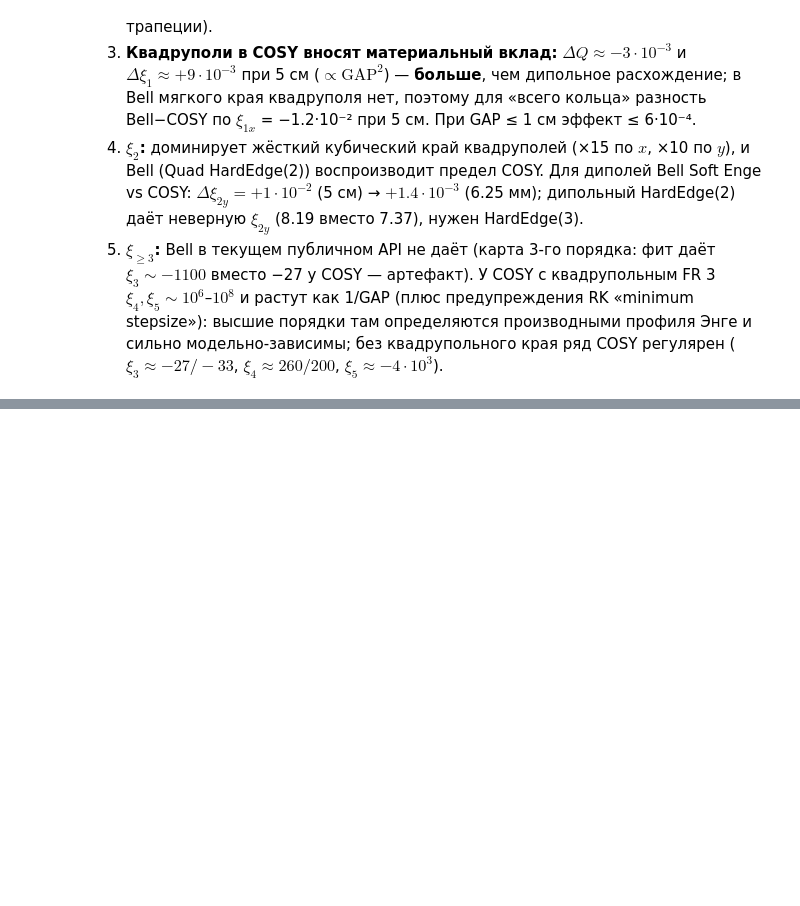
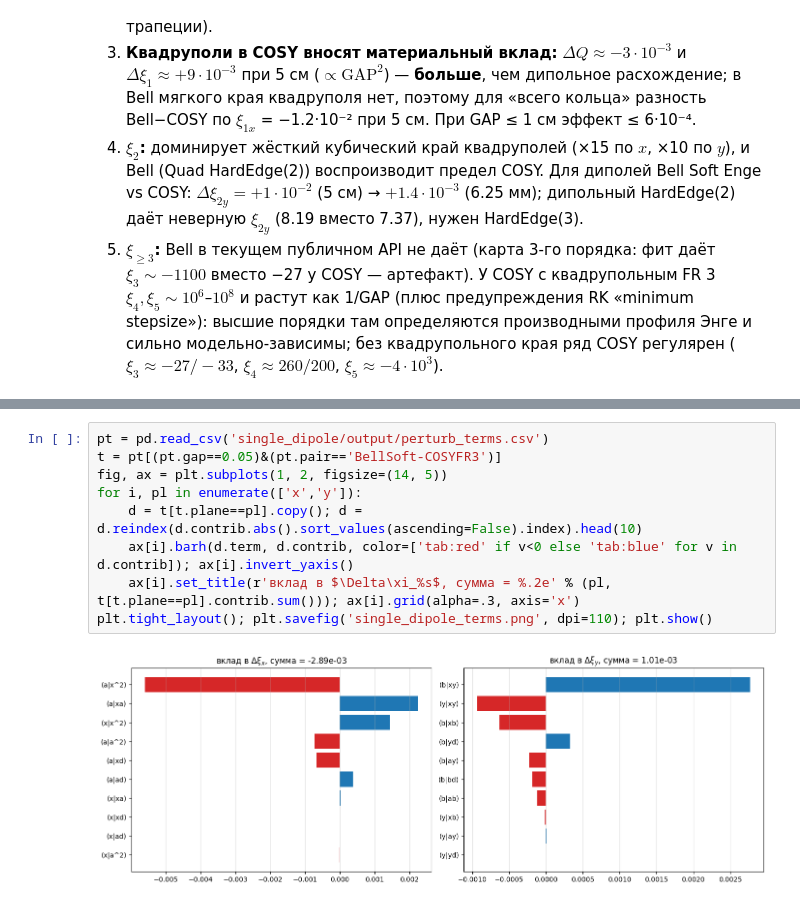
Before and after one commit to sergeybell/SCT_2, a Jupyter notebook: chromaticity/fringe_comparison/fringe_comparison.ipynb, the cells around one changed output, grey strips where cells are left out. Cells and saved outputs as stored; diff of their text form; blank space fills up the shorter version.

```diff
--- a/chromaticity/fringe_comparison/fringe_comparison.ipynb
+++ b/chromaticity/fringe_comparison/fringe_comparison.ipynb
@@ -352,0 +413,11 @@ GAP 0.00625  Bell SoftEnge - COSY FR3 dip:  dxi_x = -3.67e-04  dxi_y = +1.24e-04
+# %%
+pt = pd.read_csv('single_dipole/output/perturb_terms.csv')
+t = pt[(pt.gap==0.05)&(pt.pair=='BellSoft-COSYFR3')]
+fig, ax = plt.subplots(1, 2, figsize=(14, 5))
+for i, pl in enumerate(['x','y']):
+    d = t[t.plane==pl].copy(); d = d.reindex(d.contrib.abs().sort_values(ascending=False).index).head(10)
+    ax[i].barh(d.term, d.contrib, color=['tab:red' if v<0 else 'tab:blue' for v in d.contrib]); ax[i].invert_yaxis()
+    ax[i].set_title(r'вклад в $\Delta\xi_%s$, сумма = %.2e' % (pl, t[t.plane==pl].contrib.sum())); ax[i].grid(alpha=.3, axis='x')
+plt.tight_layout(); plt.savefig('single_dipole_terms.png', dpi=110); plt.show()
+# %% [output]
+[figure, added]
```
Also changed, not shown: parts of 11 cells of this notebook, 30 other files.
